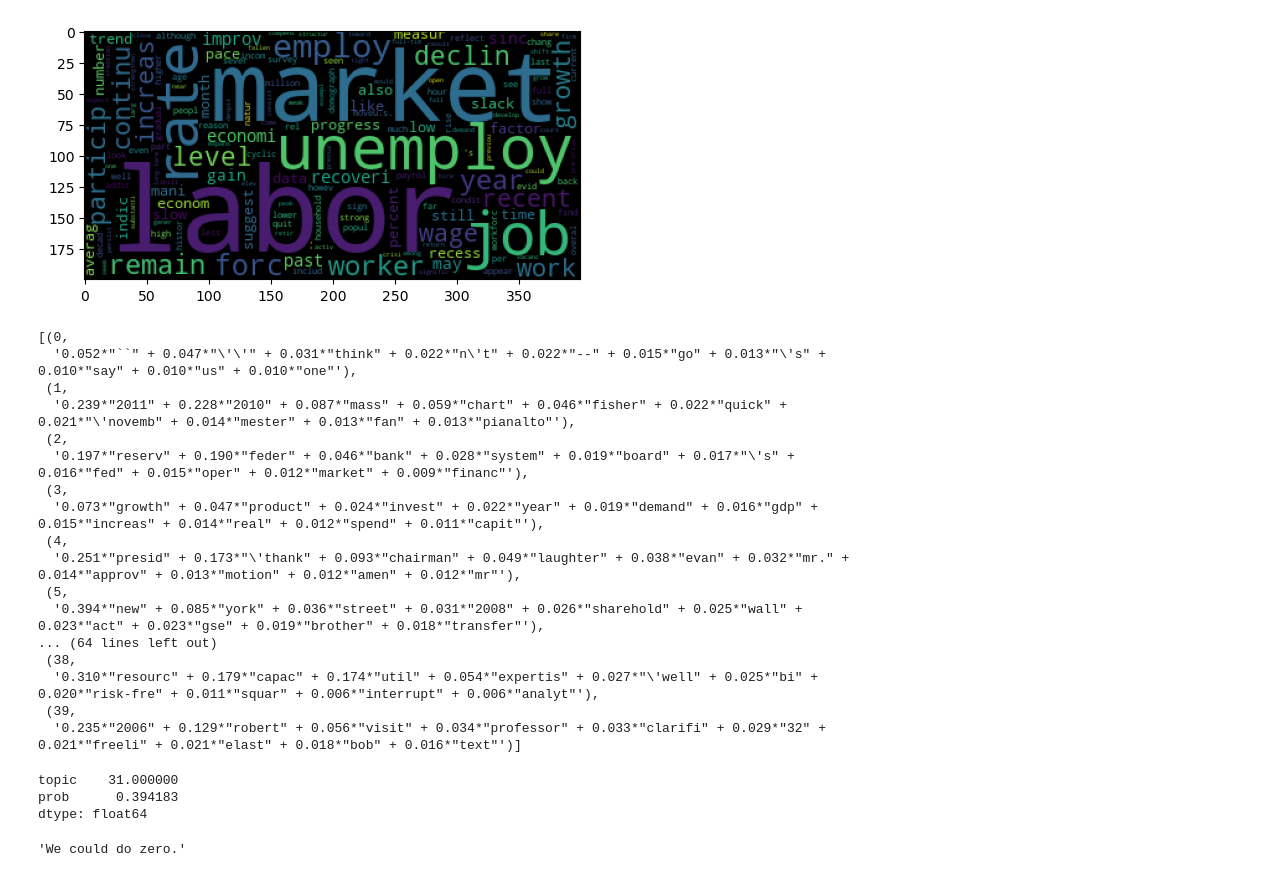
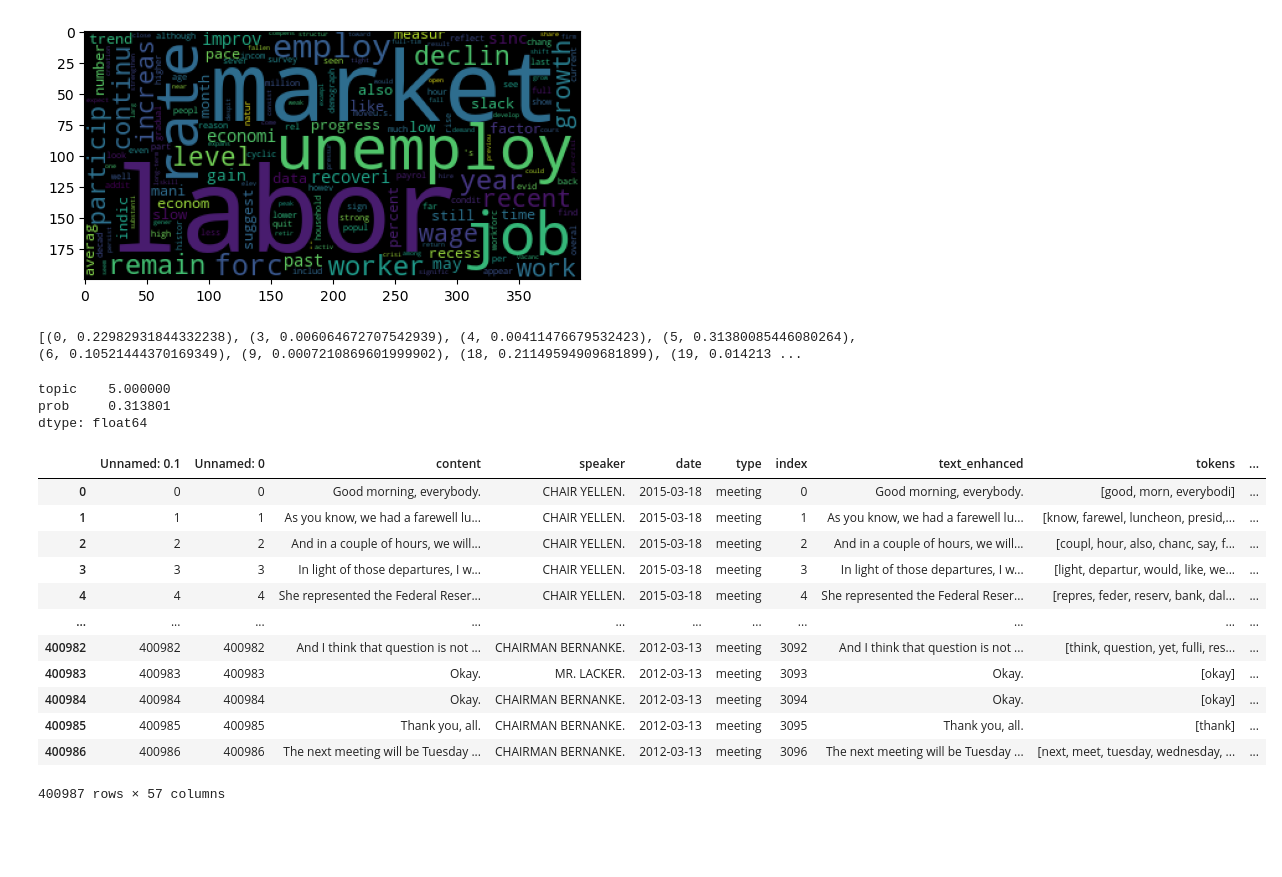
Before and after one commit to bendurham441/fed-nlp, a Jupyter notebook: topic_modelling.ipynb, the cells around one changed output. Saved outputs shown, nothing was run; the diff lists cells and outputs as text; code cells hidden in the pictures; blank space fills up the shorter version.

```diff
--- a/topic_modelling.ipynb
+++ b/topic_modelling.ipynb
@@ -59,29 +133,9 @@ plt.imshow(WordCloud().fit_words(dict(ldamodel.show_topic(6, 200))))
 # %% [output]
 <matplotlib.image.AxesImage at 0x...>
 [figure]
-# %%
-ldamodel.show_topics(40)
-# %% [output]
-[(0,
-  '0.052*"``" + 0.047*"\'\'" + 0.031*"think" + 0.022*"n\'t" + 0.022*"--" + 0.015*"go" + 0.013*"\'s" + 0.010*"say" + 0.010*"us" + 0.010*"one"'),
- (1,
-  '0.239*"2011" + 0.228*"2010" + 0.087*"mass" + 0.059*"chart" + 0.046*"fisher" + 0.022*"quick" + 0.021*"\'novemb" + 0.014*"mester" + 0.013*"fan" + 0.013*"pianalto"'),
- (2,
-  '0.197*"reserv" + 0.190*"feder" + 0.046*"bank" + 0.028*"system" + 0.019*"board" + 0.017*"\'s" + 0.016*"fed" + 0.015*"oper" + 0.012*"market" + 0.009*"financ"'),
- (3,
-  '0.073*"growth" + 0.047*"product" + 0.024*"invest" + 0.022*"year" + 0.019*"demand" + 0.016*"gdp" + 0.015*"increas" + 0.014*"real" + 0.012*"spend" + 0.011*"capit"'),
- (4,
-  '0.251*"presid" + 0.173*"\'thank" + 0.093*"chairman" + 0.049*"laughter" + 0.038*"evan" + 0.032*"mr." + 0.014*"approv" + 0.013*"motion" + 0.012*"amen" + 0.012*"mr"'),
- (5,
-  '0.394*"new" + 0.085*"york" + 0.036*"street" + 0.031*"2008" + 0.026*"sharehold" + 0.025*"wall" + 0.023*"act" + 0.023*"gse" + 0.019*"brother" + 0.018*"transfer"'),
-... (64 lines left out)
- (38,
-  '0.310*"resourc" + 0.179*"capac" + 0.174*"util" + 0.054*"expertis" + 0.027*"\'well" + 0.025*"bi" + 0.020*"risk-fre" + 0.011*"squar" + 0.006*"interrupt" + 0.006*"analyt"'),
- (39,
-  '0.235*"2006" + 0.129*"robert" + 0.056*"visit" + 0.034*"professor" + 0.033*"clarifi" + 0.029*"32" + 0.021*"freeli" + 0.021*"elast" + 0.018*"bob" + 0.016*"text"')]
 # %%
-def get_topics(tokens):
-    topic_probs = ldamodel[dictionary.doc2bow(tokens)]
+def get_max_topic(tokens):
+    topic_probs = nmf[dictionary.doc2bow(tokens)]
     if len(topic_probs) > 0:
         max_prob = topic_probs[0][1]
         max_ind = 0
@@ -92,12 +146,9 @@ def get_topics(tokens):
         return pd.Series([topic_probs[max_ind][0], max_prob], index=['topic', 'prob'])
     return pd.Series([None, None], index=['topic', 'prob'])
 
-get_topics(tdf.loc[205].tokens)
+get_max_topic(tdf.loc[205].tokens)
 # %% [output]
-topic    31.000000
-prob      0.394183
-dtype: float64
+[(0, 0.22982931844332238), (3, 0.006064672707542939), (4, 0.00411476679532423), (5, 0.31380085446080264), (6, 0.10521444370169349), (9, 0.0007210869601999902), (18, 0.21149594909681899), (19, 0.014213 ...
+topic    5.000000
+prob     0.313801
+dtype: float64
-# %%
-tdf.loc[200].condensed
-# %% [output]
-'We could do zero.'
@@ -103,0 +164,16 @@ tdf.loc[200].condensed
+# %%
+tdf
+# %% [output]
+|  | Unnamed: 0.1 | Unnamed: 0 | content | speaker | date | type | index | text_enhanced | tokens | ... |
+| 0 | 0 | 0 | Good morning, everybody. | CHAIR YELLEN. | 2015-03-18 | meeting | 0 | Good morning, everybody. | [good, morn, everybodi] | ... |
+| 1 | 1 | 1 | As you know, we had a farewell lu... | CHAIR YELLEN. | 2015-03-18 | meeting | 1 | As you know, we had a farewell lu... | [know, farewel, luncheon, presid,... | ... |
+| 2 | 2 | 2 | And in a couple of hours, we will... | CHAIR YELLEN. | 2015-03-18 | meeting | 2 | And in a couple of hours, we will... | [coupl, hour, also, chanc, say, f... | ... |
+| 3 | 3 | 3 | In light of those departures, I w... | CHAIR YELLEN. | 2015-03-18 | meeting | 3 | In light of those departures, I w... | [light, departur, would, like, we... | ... |
+| 4 | 4 | 4 | She represented the Federal Reser... | CHAIR YELLEN. | 2015-03-18 | meeting | 4 | She represented the Federal Reser... | [repres, feder, reserv, bank, dal... | ... |
+| ... | ... | ... | ... | ... | ... | ... | ... | ... | ... | ... |
+| 400982 | 400982 | 400982 | And I think that question is not ... | CHAIRMAN BERNANKE. | 2012-03-13 | meeting | 3092 | And I think that question is not ... | [think, question, yet, fulli, res... | ... |
+| 400983 | 400983 | 400983 | Okay. | MR. LACKER. | 2012-03-13 | meeting | 3093 | Okay. | [okay] | ... |
+| 400984 | 400984 | 400984 | Okay. | CHAIRMAN BERNANKE. | 2012-03-13 | meeting | 3094 | Okay. | [okay] | ... |
+| 400985 | 400985 | 400985 | Thank you, all. | CHAIRMAN BERNANKE. | 2012-03-13 | meeting | 3095 | Thank you, all. | [thank] | ... |
+| 400986 | 400986 | 400986 | The next meeting will be Tuesday ... | CHAIRMAN BERNANKE. | 2012-03-13 | meeting | 3096 | The next meeting will be Tuesday ... | [next, meet, tuesday, wednesday, ... | ... |
+400987 rows × 57 columns
```
Also changed, not shown: parts of 23 cells of this notebook.
